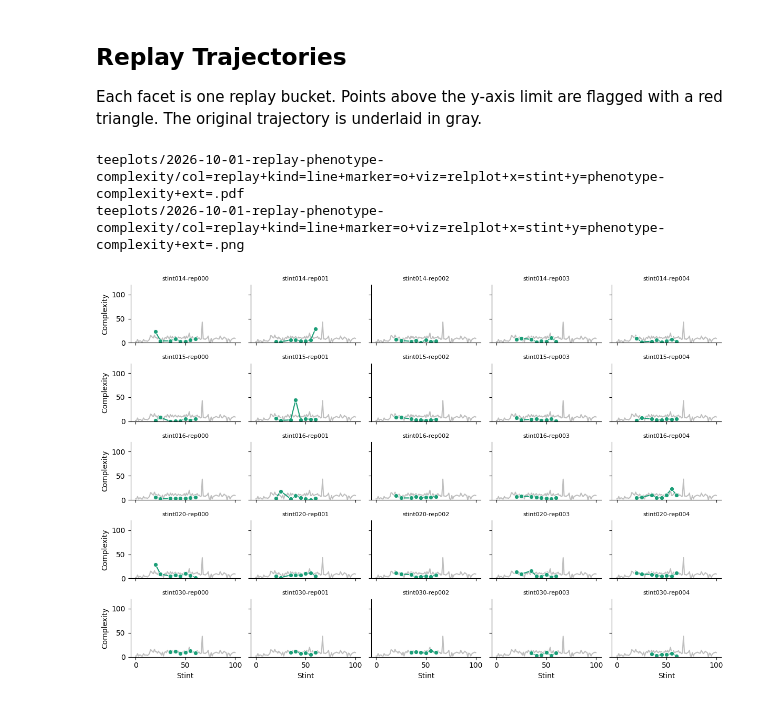
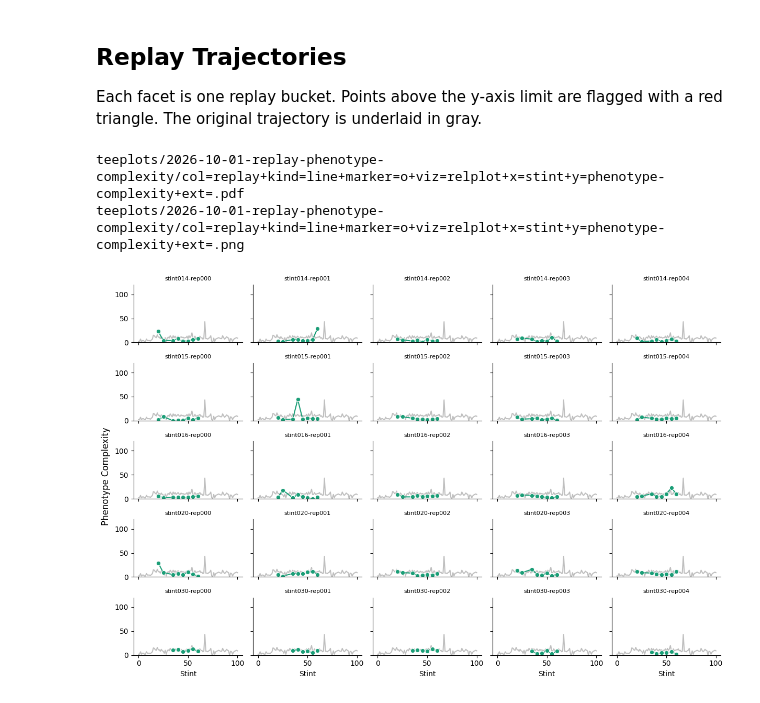
Before and after one commit to mmore500/oee4-replay, a Jupyter notebook: bindle/2026-10-01-replay-phenotype-complexity.ipynb, the cells around one changed output. Cells and saved outputs as stored; diff of their text form; code cells hidden in the pictures.

```diff
--- a/bindle/2026-10-01-replay-phenotype-complexity.ipynb
+++ b/bindle/2026-10-01-replay-phenotype-complexity.ipynb
@@ -325,32 +325,33 @@ with tp.teed(
     color=sns.color_palette("Dark2")[0],
     height=1.6,
     aspect=1.5,
     teeplot_subdir=teeplot_subdir,
     teeplot_show=True,
 ) as _g:
     _g.set_titles("{col_name}", size=8)
-    _g.set_axis_labels("Stint", "Complexity")
+    _g.set_axis_labels("Stint", "")
+    _g.figure.supylabel("Phenotype Complexity", x=0.0, fontsize=12)
     for _name, _ax in _g.axes_dict.items():
         _ax.plot(
             df_original["Stint"],
             df_original["Phenotype Complexity"],
             color="0.75",
             zorder=-1,
         )
         _ax.set_ylim(0, ymax)
         _clipped = df_replays[
             (df_replays["replay"] == _name)
             & (df_replays["Phenotype Complexity"] > ymax)
         ]
         _ax.scatter(
             _clipped["Stint"],
             [ymax] * len(_clipped),
             marker="^",
             color="red",
             clip_on=False,
             zorder=3,
         )
 # %% [output]
 teeplots/2026-10-01-replay-phenotype-complexity/col=replay+kind=line+marker=o+viz=relplot+x=stint+y=phenotype-complexity+ext=.pdf
 teeplots/2026-10-01-replay-phenotype-complexity/col=replay+kind=line+marker=o+viz=relplot+x=stint+y=phenotype-complexity+ext=.png
-[figure, old version]
+[figure, new version]
```
Also changed, not shown: parts of 1 cell of this notebook, 12 other files.
